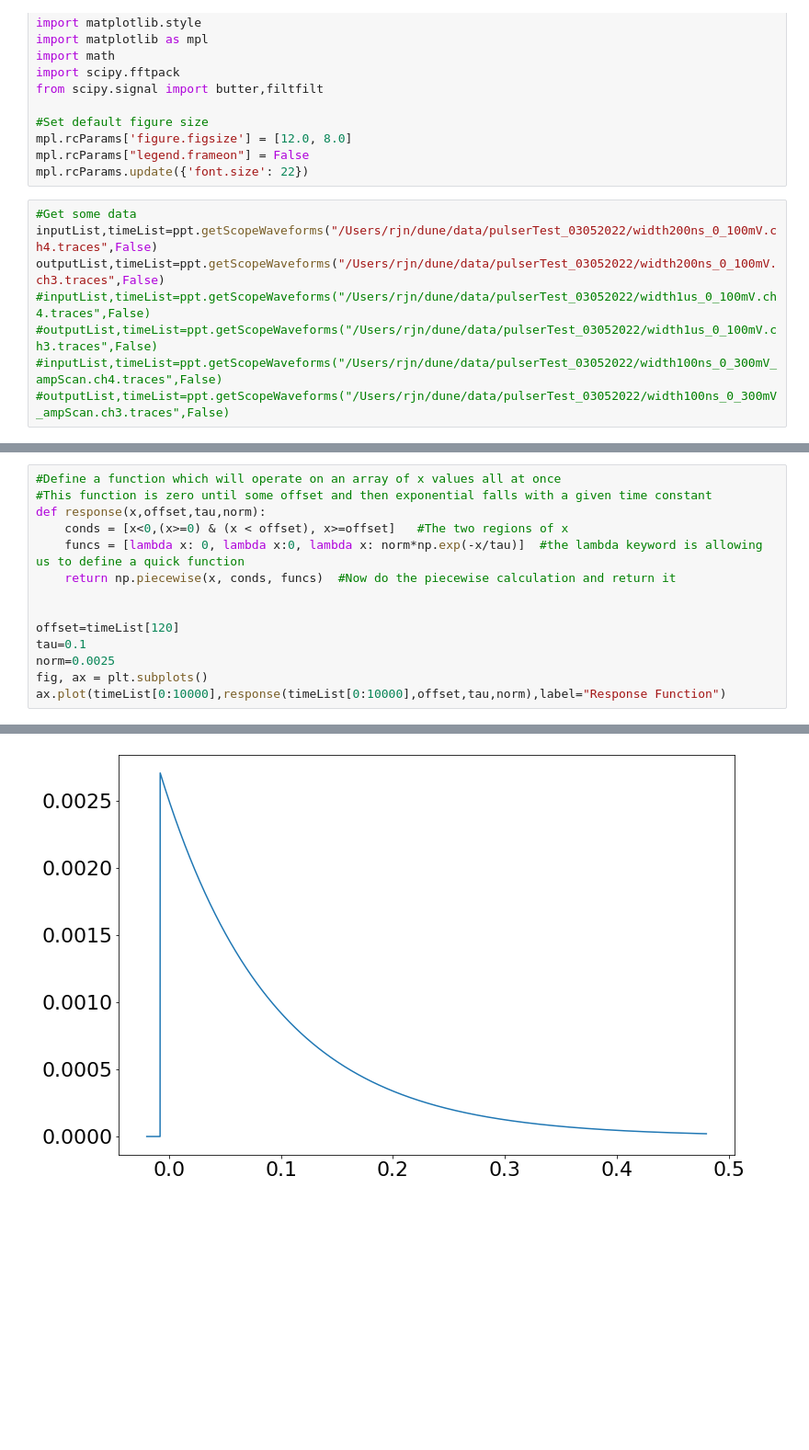
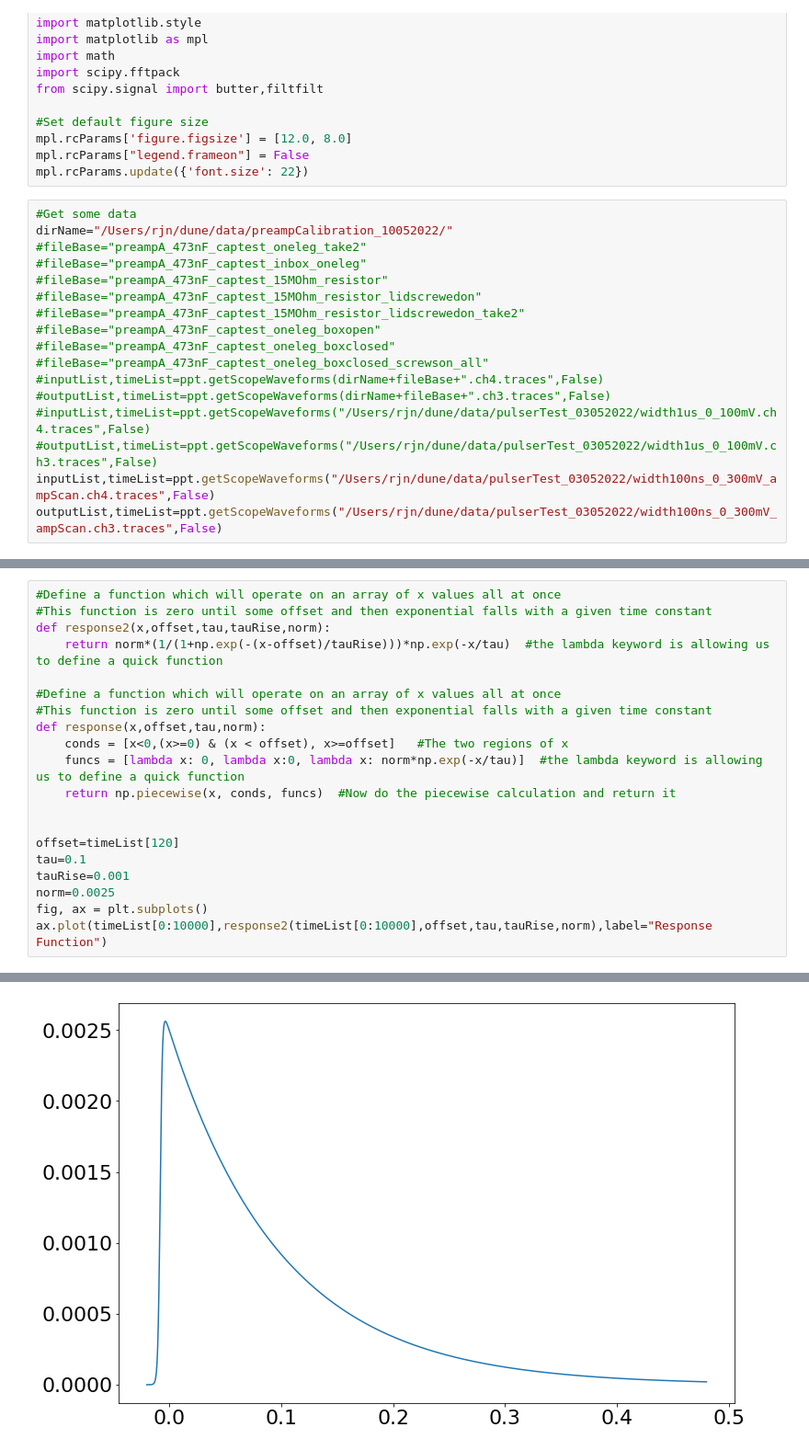
Before and after one commit to nichol77/pyPurity, a Jupyter notebook: pulserTest.ipynb, the cells around one changed output, grey strips where cells are left out. Shown at 92% size. Cells and saved outputs as stored; diff of their text form; blank space fills up the shorter version.

```diff
--- a/pulserTest.ipynb
+++ b/pulserTest.ipynb
@@ -16,12 +16,21 @@ mpl.rcParams["legend.frameon"] = False
 mpl.rcParams.update({'font.size': 22})
 # %%
 #Get some data
-inputList,timeList=ppt.getScopeWaveforms("/Users/rjn/dune/data/pulserTest_03052022/width200ns_0_100mV.ch4.traces",False)
-outputList,timeList=ppt.getScopeWaveforms("/Users/rjn/dune/data/pulserTest_03052022/width200ns_0_100mV.ch3.traces",False)
+dirName="/Users/rjn/dune/data/preampCalibration_10052022/"
+#fileBase="preampA_473nF_captest_oneleg_take2"
+#fileBase="preampA_473nF_captest_inbox_oneleg"
+#fileBase="preampA_473nF_captest_15MOhm_resistor"
+#fileBase="preampA_473nF_captest_15MOhm_resistor_lidscrewedon"
+#fileBase="preampA_473nF_captest_15MOhm_resistor_lidscrewedon_take2"
+#fileBase="preampA_473nF_captest_oneleg_boxopen"
+#fileBase="preampA_473nF_captest_oneleg_boxclosed"
+#fileBase="preampA_473nF_captest_oneleg_boxclosed_screwson_all"
+#inputList,timeList=ppt.getScopeWaveforms(dirName+fileBase+".ch4.traces",False)
+#outputList,timeList=ppt.getScopeWaveforms(dirName+fileBase+".ch3.traces",False)
 #inputList,timeList=ppt.getScopeWaveforms("/Users/rjn/dune/data/pulserTest_03052022/width1us_0_100mV.ch4.traces",False)
 #outputList,timeList=ppt.getScopeWaveforms("/Users/rjn/dune/data/pulserTest_03052022/width1us_0_100mV.ch3.traces",False)
-#inputList,timeList=ppt.getScopeWaveforms("/Users/rjn/dune/data/pulserTest_03052022/width100ns_0_300mV_ampScan.ch4.traces",False)
-#outputList,timeList=ppt.getScopeWaveforms("/Users/rjn/dune/data/pulserTest_03052022/width100ns_0_300mV_ampScan.ch3.traces",False)
+inputList,timeList=ppt.getScopeWaveforms("/Users/rjn/dune/data/pulserTest_03052022/width100ns_0_300mV_ampScan.ch4.traces",False)
+outputList,timeList=ppt.getScopeWaveforms("/Users/rjn/dune/data/pulserTest_03052022/width100ns_0_300mV_ampScan.ch3.traces",False)
 # %%
 print(outputList.shape,inputList.shape,timeList.shape)
 
@@ -61,17 +88,23 @@ ax.legend()
 # %%
+#Define a function which will operate on an array of x values all at once
+#This function is zero until some offset and then exponential falls with a given time constant
+def response2(x,offset,tau,tauRise,norm):
+    return norm*(1/(1+np.exp(-(x-offset)/tauRise)))*np.exp(-x/tau)  #the lambda keyword is allowing us to define a quick function
+
 #Define a function which will operate on an array of x values all at once
 #This function is zero until some offset and then exponential falls with a given time constant
 def response(x,offset,tau,norm):
     conds = [x<0,(x>=0) & (x < offset), x>=offset]   #The two regions of x
     funcs = [lambda x: 0, lambda x:0, lambda x: norm*np.exp(-x/tau)]  #the lambda keyword is allowing us to define a quick function
     return np.piecewise(x, conds, funcs)  #Now do the piecewise calculation and return it
 
 
 offset=timeList[120]
 tau=0.1
+tauRise=0.001
 norm=0.0025
 fig, ax = plt.subplots()
-ax.plot(timeList[0:10000],response(timeList[0:10000],offset,tau,norm),label="Response Function")
+ax.plot(timeList[0:10000],response2(timeList[0:10000],offset,tau,tauRise,norm),label="Response Function")
 # %% [output]
 [<matplotlib.lines.Line2D at 0x...>]
-[figure, old version]
+[figure, new version]
```
Also changed, not shown: parts of 6 cells of this notebook.
